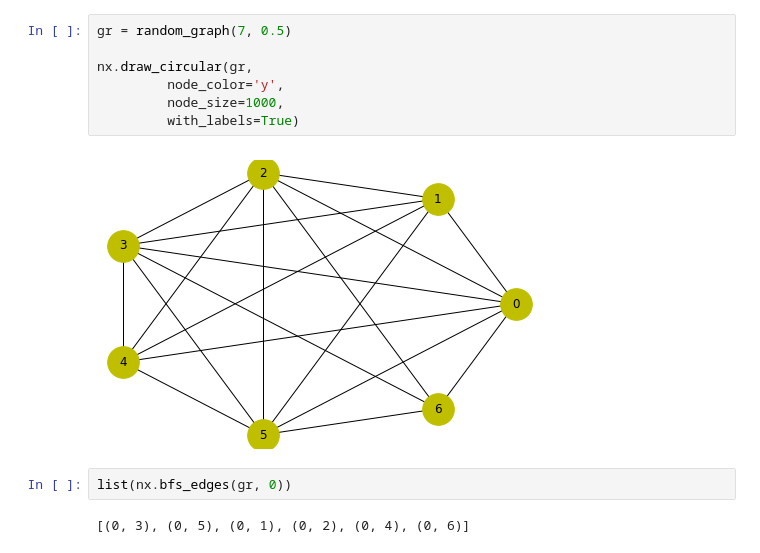
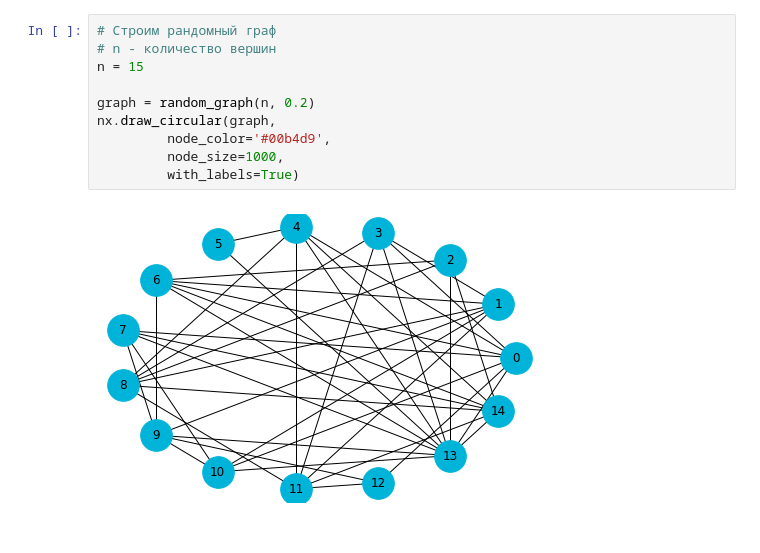
Before and after one commit to OlyaKotova/Graphs, a Jupyter notebook: diplom.ipynb, the cells around one changed output. Saved outputs shown, nothing was run; the diff lists cells and outputs as text.

```diff
--- a/diplom.ipynb
+++ b/diplom.ipynb
@@ -49,13 +128,12 @@ def random_graph(n:int, p:double, rnd=None) -> nx.Graph:
 # %%
-gr = random_graph(7, 0.5)
+# Строим рандомный граф
+# n - количество вершин
+n = 15
 
-nx.draw_circular(gr,
-         node_color='y',
+graph = random_graph(n, 0.2)
+nx.draw_circular(graph,
+         node_color='#00b4d9',
          node_size=1000,
          with_labels=True)
 # %% [output]
-[figure, old version]
+[figure, new version]
-# %%
-list(nx.bfs_edges(gr, 0))
-# %% [output]
-[(0, 3), (0, 5), (0, 1), (0, 2), (0, 4), (0, 6)]
```
Also changed, not shown: parts of 15 cells of this notebook.
